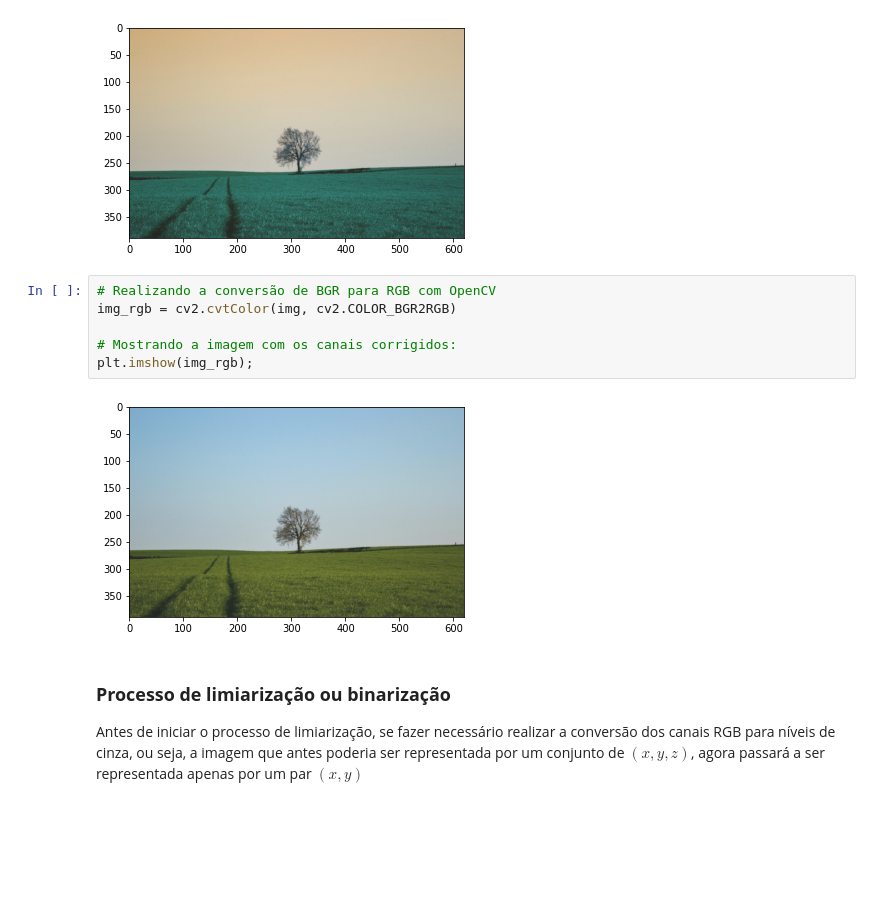
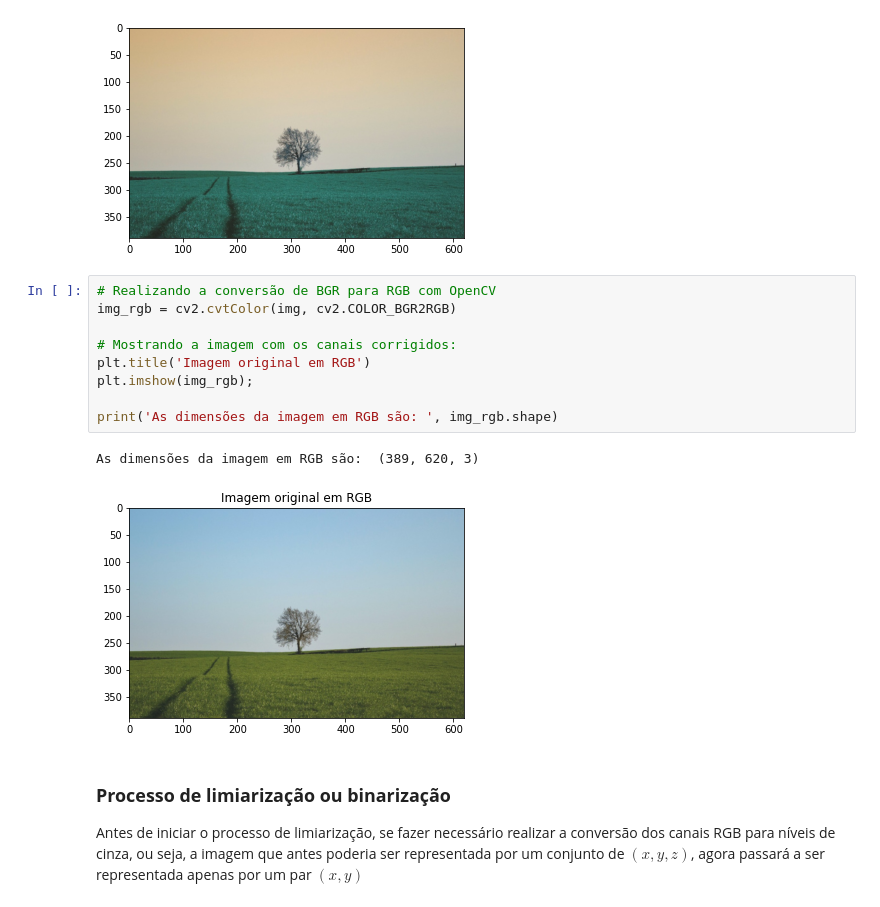
Before and after one commit to AlanMarquesRocha/segmentacao_imagens_pdi, a Jupyter notebook: segmentacao_imagens_pt1.ipynb, the cells around one changed output. Saved outputs shown, nothing was run; the diff lists cells and outputs as text; blank space fills up the shorter version.

```diff
--- a/segmentacao_imagens_pt1.ipynb
+++ b/segmentacao_imagens_pt1.ipynb
@@ -28,11 +30,15 @@ plt.imshow(img);
 # %%
 # Realizando a conversão de BGR para RGB com OpenCV
 img_rgb = cv2.cvtColor(img, cv2.COLOR_BGR2RGB)
 
 # Mostrando a imagem com os canais corrigidos:
+plt.title('Imagem original em RGB')
 plt.imshow(img_rgb);
+
+print('As dimensões da imagem em RGB são: ', img_rgb.shape)
 # %% [output]
+As dimensões da imagem em RGB são:  (389, 620, 3)
-[figure, old version]
+[figure, new version]
 # %% [markdown]
 ### **Processo de limiarização ou binarização**
 
```
Also changed, not shown: parts of 6 cells of this notebook.
